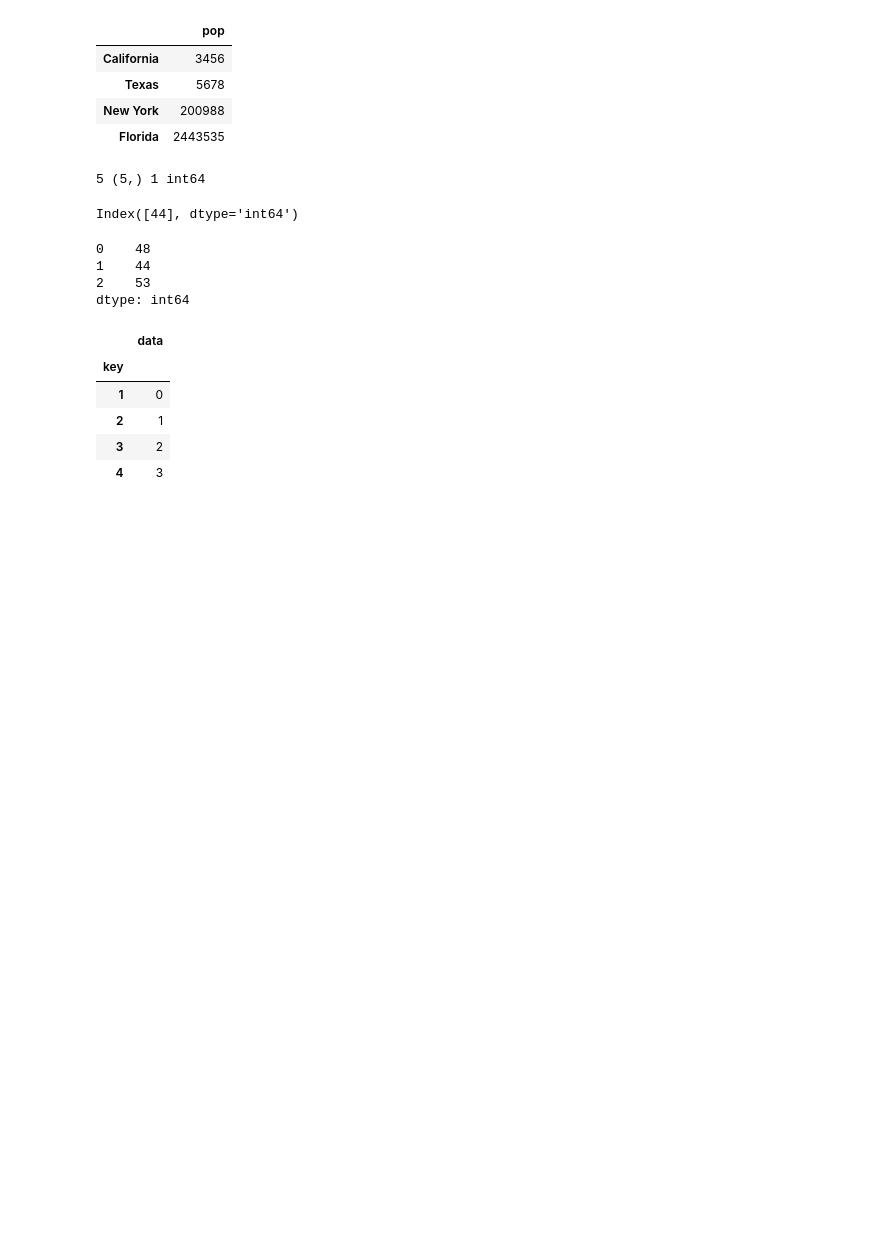
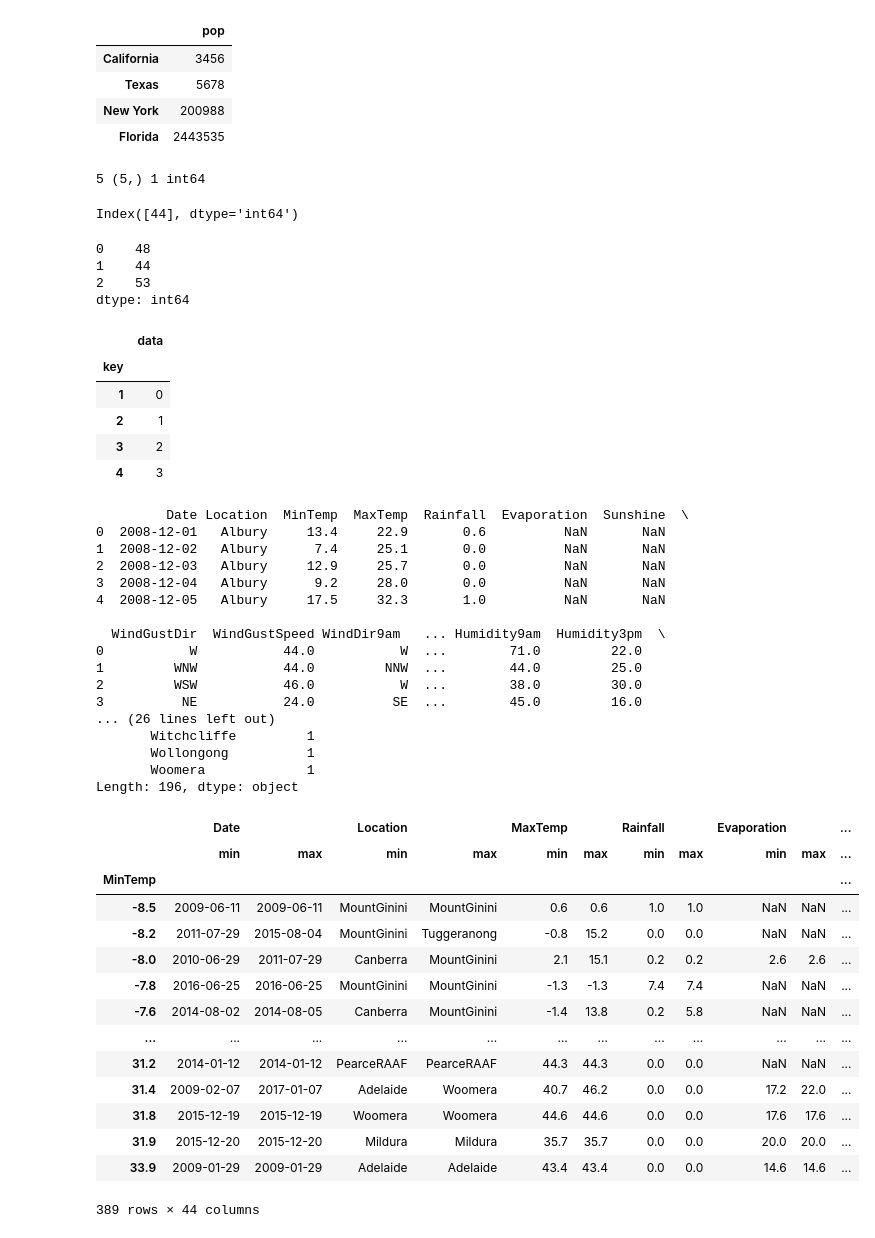
Before and after one commit to ldk618/python-prcatice, a Jupyter notebook: learning_3.ipynb, the cells around one changed output. Drawn from its saved outputs; the diff is of its cells as text; code cells hidden in the pictures; blank space fills up the shorter version.

```diff
--- a/learning_3.ipynb
+++ b/learning_3.ipynb
@@ -239,3 +239,52 @@ df.groupby('key').sum()
 | 2 | 1 |
 | 3 | 2 |
 | 4 | 3 |
+# %%
+import numpy as np
+import pandas as pd
+data = pd.read_csv('weatherAUS.csv')
+data.shape
+print(data.head())
+data.dropna().describe()
+data['MaxTemp'].std()
+data.groupby('Location')['MinTemp'].mean()
+#for(Location,Date),group in data.groupby(['Location','Date']):
+    #print("{0:30s}{1:15s}shape={2}".format(Location,str(Date),group.shape))#每个城市的记录shape
+#str.format形式
+    #print(f"{Location:20s}{Date}shape={group.shape}")
+#print(data.groupby(['Location','Date']).size())
+print(data.groupby('Location')['Date'].describe().unstack())#对数据Location的Date的出现次数的累加
+data.groupby('MinTemp').aggregate(['min','max'])
+# %% [output]
+         Date Location  MinTemp  MaxTemp  Rainfall  Evaporation  Sunshine  \
+0  2008-12-01   Albury     13.4     22.9       0.6          NaN       NaN
+1  2008-12-02   Albury      7.4     25.1       0.0          NaN       NaN
+2  2008-12-03   Albury     12.9     25.7       0.0          NaN       NaN
+3  2008-12-04   Albury      9.2     28.0       0.0          NaN       NaN
+4  2008-12-05   Albury     17.5     32.3       1.0          NaN       NaN
+
+  WindGustDir  WindGustSpeed WindDir9am   ... Humidity9am  Humidity3pm  \
+0           W           44.0           W  ...        71.0         22.0
+1         WNW           44.0         NNW  ...        44.0         25.0
+2         WSW           46.0           W  ...        38.0         30.0
+3          NE           24.0          SE  ...        45.0         16.0
+... (26 lines left out)
+       Witchcliffe         1
+       Wollongong          1
+       Woomera             1
+Length: 196, dtype: object
+|  | Date |  | Location |  | MaxTemp |  | Rainfall |  | Evaporation |  | ... |
+|  | min | max | min | max | min | max | min | max | min | max | ... |
+| MinTemp |  |  |  |  |  |  |  |  |  |  | ... |
+| -8.5 | 2009-06-11 | 2009-06-11 | MountGinini | MountGinini | 0.6 | 0.6 | 1.0 | 1.0 | NaN | NaN | ... |
+| -8.2 | 2011-07-29 | 2015-08-04 | MountGinini | Tuggeranong | -0.8 | 15.2 | 0.0 | 0.0 | NaN | NaN | ... |
+| -8.0 | 2010-06-29 | 2011-07-29 | Canberra | MountGinini | 2.1 | 15.1 | 0.2 | 0.2 | 2.6 | 2.6 | ... |
+| -7.8 | 2016-06-25 | 2016-06-25 | MountGinini | MountGinini | -1.3 | -1.3 | 7.4 | 7.4 | NaN | NaN | ... |
+| -7.6 | 2014-08-02 | 2014-08-05 | Canberra | MountGinini | -1.4 | 13.8 | 0.2 | 5.8 | NaN | NaN | ... |
+| ... | ... | ... | ... | ... | ... | ... | ... | ... | ... | ... | ... |
+| 31.2 | 2014-01-12 | 2014-01-12 | PearceRAAF | PearceRAAF | 44.3 | 44.3 | 0.0 | 0.0 | NaN | NaN | ... |
+| 31.4 | 2009-02-07 | 2017-01-07 | Adelaide | Woomera | 40.7 | 46.2 | 0.0 | 0.0 | 17.2 | 22.0 | ... |
+| 31.8 | 2015-12-19 | 2015-12-19 | Woomera | Woomera | 44.6 | 44.6 | 0.0 | 0.0 | 17.6 | 17.6 | ... |
+| 31.9 | 2015-12-20 | 2015-12-20 | Mildura | Mildura | 35.7 | 35.7 | 0.0 | 0.0 | 20.0 | 20.0 | ... |
+| 33.9 | 2009-01-29 | 2009-01-29 | Adelaide | Adelaide | 43.4 | 43.4 | 0.0 | 0.0 | 14.6 | 14.6 | ... |
+389 rows × 44 columns
```
